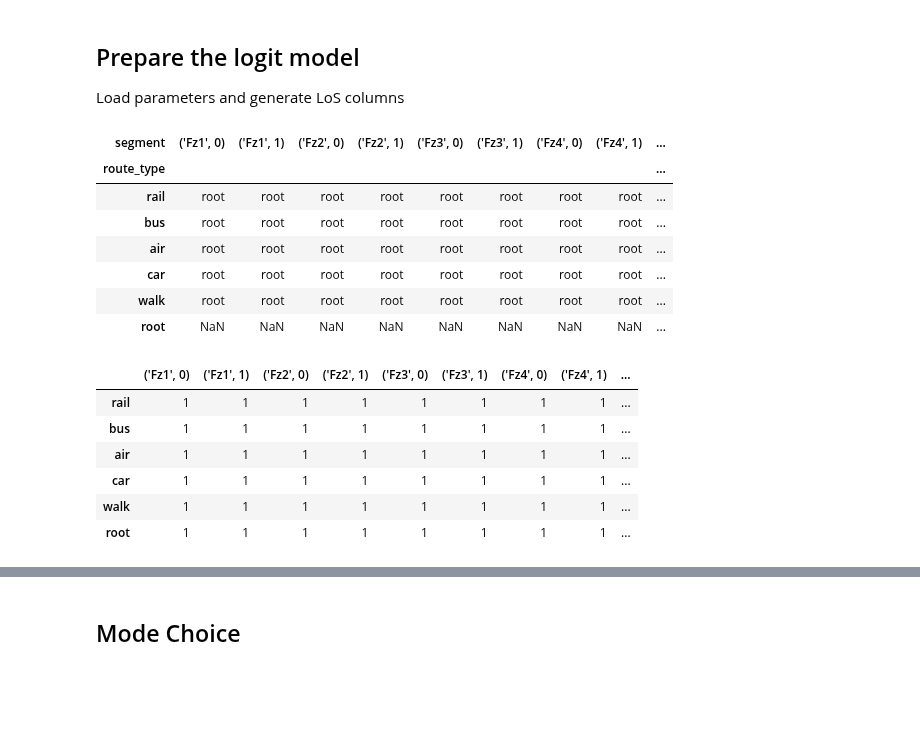
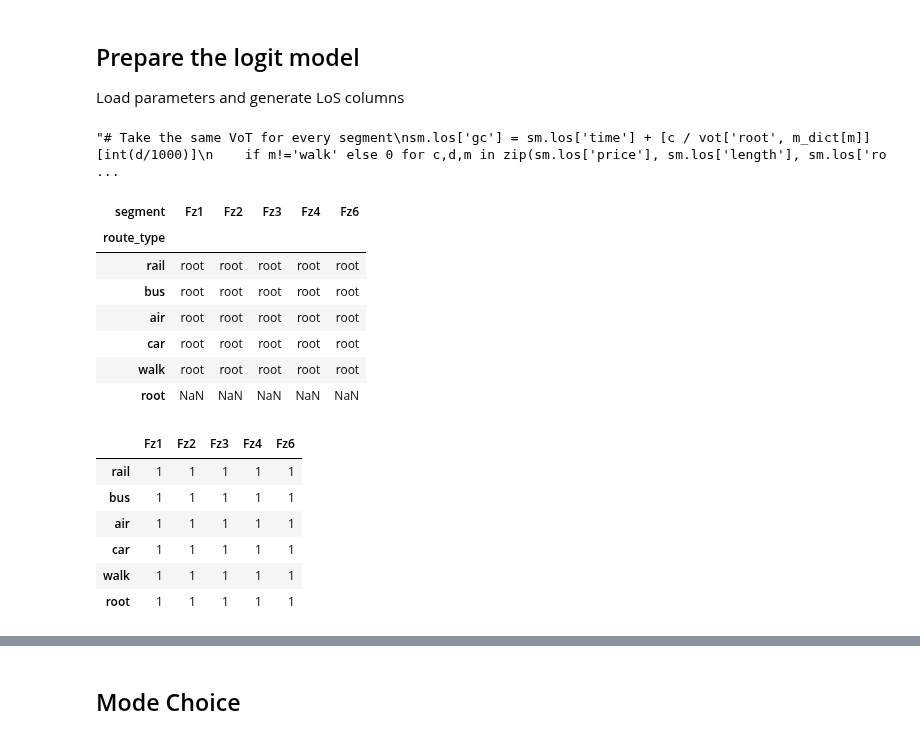
Before and after one commit to marlinarnz/quetzal_germany, a Jupyter notebook: notebooks/model_logit.ipynb, the cells around one changed output, grey strips where cells are left out. Drawn from its saved outputs; the diff is of its cells as text; code cells hidden in the pictures; blank space fills up the shorter version.

```diff
--- a/notebooks/model_logit.ipynb
+++ b/notebooks/model_logit.ipynb
@@ -98,12 +101,14 @@ Load parameters and generate LoS columns
 # %%
 # Transport demand segments: the cartesian product of
 # trip purposes and car ownership
-segments_tuple = [('Fz'+str(p), car) for p in [1,2,3,4,6] for car in [0,1]]
+#segments_tuple = [('Fz'+str(p), car) for p in [1,2,3,4,6] for car in [0,1]]
 # Convert tuple segments to strings in order to prevent issues
-segments = [str(seg) for seg in segments_tuple]
+#segments = [str(seg) for seg in segments_tuple]
+# Just trip purposes
+segments =  ['Fz'+str(p) for p in [1,2,3,4,6]]
 # %%
 # Create a column for generalised cost, see cal20
-vot = pd.read_csv(input_path + 'vot.csv', header=[0,1], index_col=0).to_dict()
+#vot = pd.read_csv(input_path + 'vot.csv', header=[0,1], index_col=0).to_dict()
 m_dict = {'rail_long': 'PT', 'rail_short': 'PT', 'rail': 'PT',
           'coach': 'PT', 'bus': 'PT', 'air': 'air', 'car': 'car'}
 '''# Take averages over distances
@@ -117,9 +122,11 @@ sm.los['gc'] = sm.los['time'] + [c / vot['root', m_dict[m]][int(d/1000)]
     if m!='walk' else 0 for c,d,m in zip(sm.los['price'], sm.los['length'], sm.los['route_type'])]
 '''
 # Take segment-specific VoT
-for s in segments_tuple:
-    sm.los[(str(s), 'gc')] = sm.los['time'] + [c / vot[s[0], 'all'][int(d/1000)] # m_dict[m] for mode-specific instead of all
-        if m!='walk' else 0 for c,d,m in zip(
-            sm.los['price'], sm.los['length'], sm.los['route_type'])]
+#for s in segments_tuple:
+#    sm.los[(str(s), 'gc')] = sm.los['time'] + [c / vot[s[0], 'all'][int(d/1000)] # m_dict[m] for mode-specific instead of all
+#        if m!='walk' else 0 for c,d,m in zip(
+#            sm.los['price'], sm.los['length'], sm.los['route_type'])]
+# %% [output]
+"# Take the same VoT for every segment\nsm.los['gc'] = sm.los['time'] + [c / vot['root', m_dict[m]][int(d/1000)]\n    if m!='walk' else 0 for c,d,m in zip(sm.los['price'], sm.los['length'], sm.los['ro ...
 # %%
 # Load estimation results
@@ -140,30 +147,30 @@ nests.columns.name = 'segment'
 sm.mode_nests = nests
 sm.mode_nests
 # %% [output]
-| segment | ('Fz1', 0) | ('Fz1', 1) | ('Fz2', 0) | ('Fz2', 1) | ('Fz3', 0) | ('Fz3', 1) | ('Fz4', 0) | ('Fz4', 1) | ... |
-| route_type |  |  |  |  |  |  |  |  | ... |
-| rail | root | root | root | root | root | root | root | root | ... |
-| bus | root | root | root | root | root | root | root | root | ... |
-| air | root | root | root | root | root | root | root | root | ... |
-| car | root | root | root | root | root | root | root | root | ... |
-| walk | root | root | root | root | root | root | root | root | ... |
-| root | NaN | NaN | NaN | NaN | NaN | NaN | NaN | NaN | ... |
+| segment | Fz1 | Fz2 | Fz3 | Fz4 | Fz6 |
+| route_type |  |  |  |  |  |
+| rail | root | root | root | root | root |
+| bus | root | root | root | root | root |
+| air | root | root | root | root | root |
+| car | root | root | root | root | root |
+| walk | root | root | root | root | root |
+| root | NaN | NaN | NaN | NaN | NaN |
 # %%
 # phi/theta values for each mode and nest come from calibration data
 sm.logit_scales = pd.DataFrame(index=route_types, data={seg: 1 for seg in segments})
-sm.logit_scales.loc['root'] = [1 for _ in range(len(segments))]
+sm.logit_scales.loc['root'] = [1 for i in range(len(segments))]
 # For the nested structure
 #sm.logit_scales.loc['pt'] = [1 / params_est[i].loc['mu_pt', 'Value']
 #                             for i in range(len(segments))]
 sm.logit_scales
 # %% [output]
-|  | ('Fz1', 0) | ('Fz1', 1) | ('Fz2', 0) | ('Fz2', 1) | ('Fz3', 0) | ('Fz3', 1) | ('Fz4', 0) | ('Fz4', 1) | ... |
-| rail | 1 | 1 | 1 | 1 | 1 | 1 | 1 | 1 | ... |
-| bus | 1 | 1 | 1 | 1 | 1 | 1 | 1 | 1 | ... |
-| air | 1 | 1 | 1 | 1 | 1 | 1 | 1 | 1 | ... |
-| car | 1 | 1 | 1 | 1 | 1 | 1 | 1 | 1 | ... |
-| walk | 1 | 1 | 1 | 1 | 1 | 1 | 1 | 1 | ... |
-| root | 1 | 1 | 1 | 1 | 1 | 1 | 1 | 1 | ... |
+|  | Fz1 | Fz2 | Fz3 | Fz4 | Fz6 |
+| rail | 1 | 1 | 1 | 1 | 1 |
+| bus | 1 | 1 | 1 | 1 | 1 |
+| air | 1 | 1 | 1 | 1 | 1 |
+| car | 1 | 1 | 1 | 1 | 1 |
+| walk | 1 | 1 | 1 | 1 | 1 |
+| root | 1 | 1 | 1 | 1 | 1 |
 # %%
 # Initial values are the alternative specific constants (ASC) from calibration
 sm.mode_utility = pd.DataFrame({seg: [] for seg in segments})
```
Also changed, not shown: parts of 30 cells of this notebook, 30 other files.
